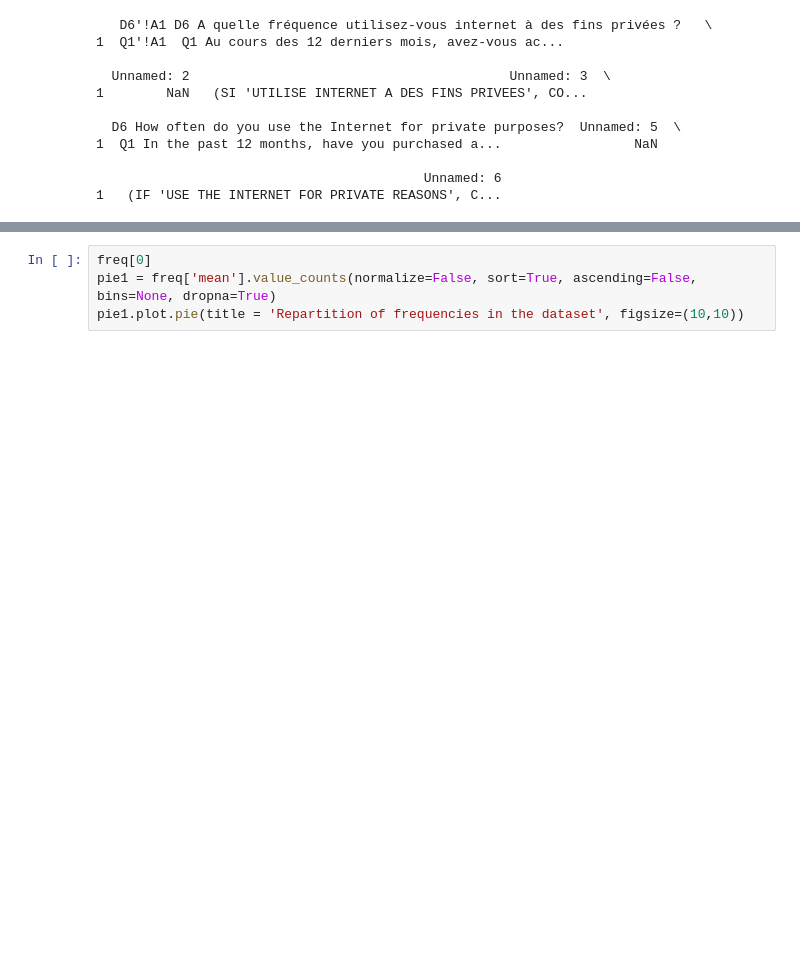
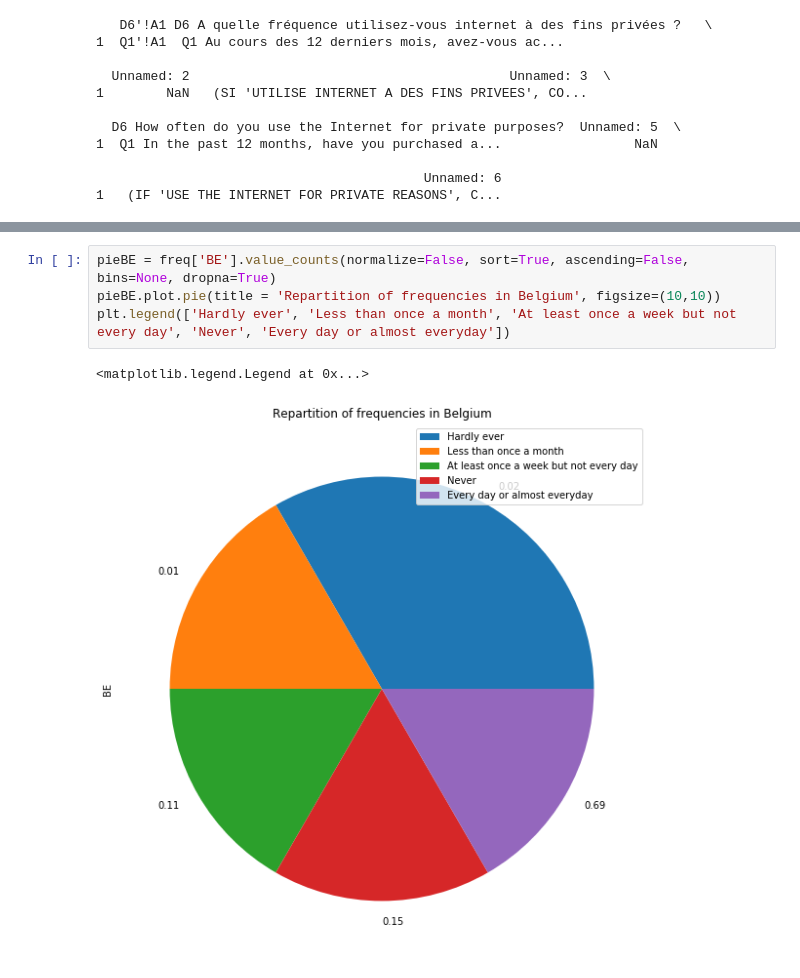
Before and after one commit to rpj12/SIM213-Geoblocking, a Jupyter notebook: Project SIM 213.ipynb, the cells around one changed output, grey strips where cells are left out. Saved outputs shown, nothing was run; the diff lists cells and outputs as text; blank space fills up the shorter version.

Commit message:
pie countries

```diff
--- a/Project SIM 213.ipynb
+++ b/Project SIM 213.ipynb
@@ -76,5 +67,8 @@ freq.mean(axis = 1)
 dtype: float64
 # %%
-freq[0]
-pie1 = freq['mean'].value_counts(normalize=False, sort=True, ascending=False, bins=None, dropna=True)
-pie1.plot.pie(title = 'Repartition of frequencies in the dataset', figsize=(10,10))
+pieBE = freq['BE'].value_counts(normalize=False, sort=True, ascending=False, bins=None, dropna=True)
+pieBE.plot.pie(title = 'Repartition of frequencies in Belgium', figsize=(10,10))
+plt.legend(['Hardly ever', 'Less than once a month', 'At least once a week but not every day', 'Never', 'Every day or almost everyday'])
+# %% [output]
+<matplotlib.legend.Legend at 0x...>
+[figure, added]
```
Also changed, not shown: parts of 4 cells of this notebook.
